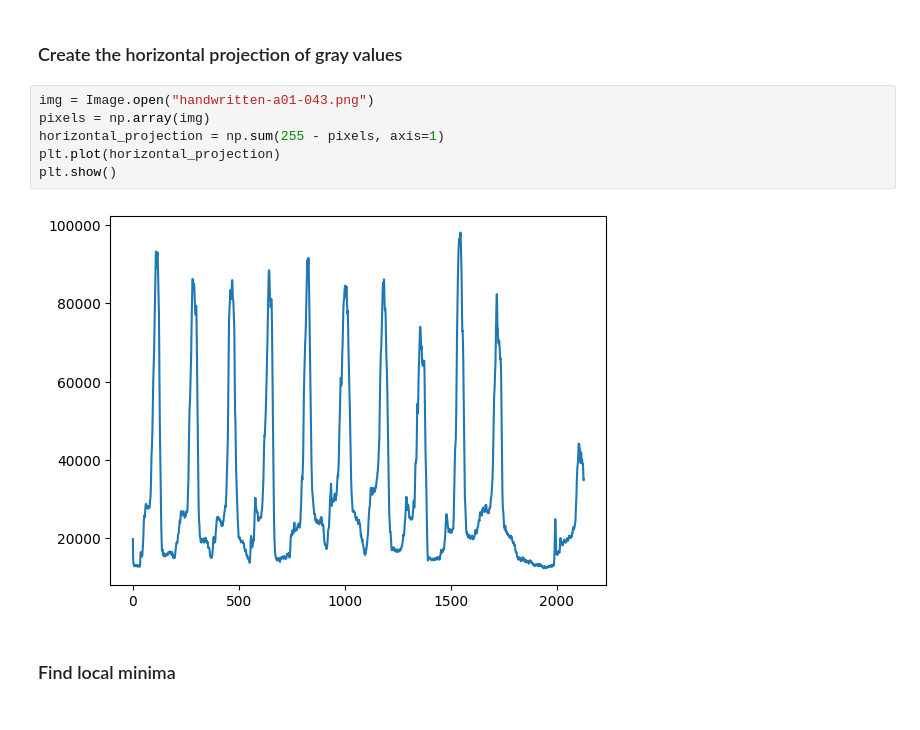
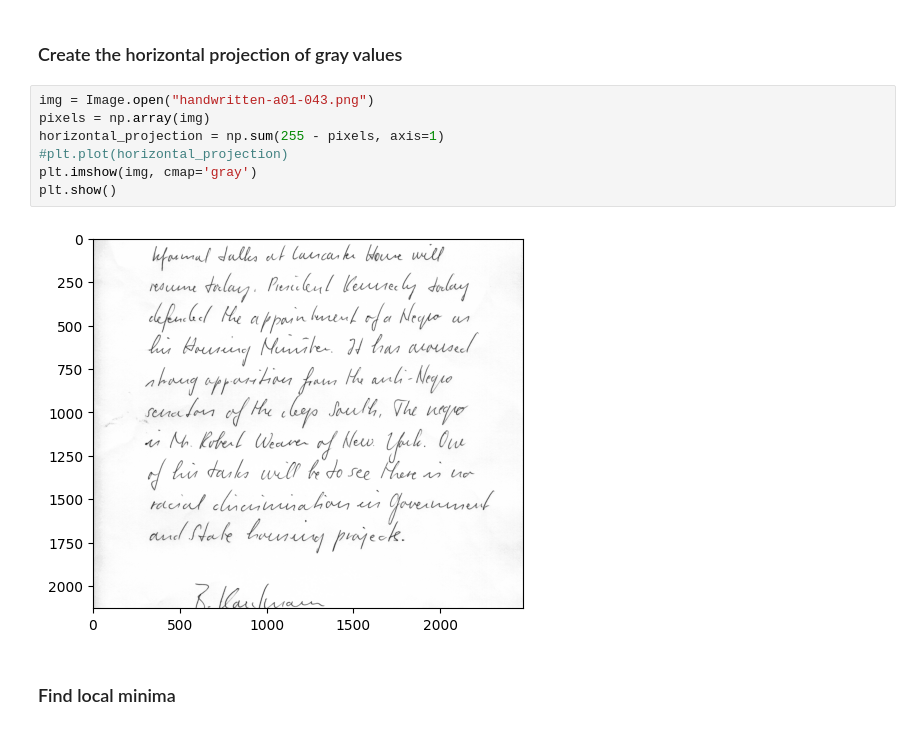
Before and after one commit to Tea-Monster/ModernMachineLearning, a Jupyter notebook: NeuralNetworkWIP/neuralNetwork.ipynb, the cells around one changed output. Saved outputs shown, nothing was run; the diff lists cells and outputs as text.

```diff
--- a/NeuralNetworkWIP/neuralNetwork.ipynb
+++ b/NeuralNetworkWIP/neuralNetwork.ipynb
@@ -45,11 +45,12 @@ handwritten_area.save('handwritten-a01-043.png')
 # %%
 img = Image.open("handwritten-a01-043.png")
 pixels = np.array(img)
 horizontal_projection = np.sum(255 - pixels, axis=1)
-plt.plot(horizontal_projection)
+#plt.plot(horizontal_projection)
+plt.imshow(img, cmap='gray')
 plt.show()
 # %% [output]
-[figure, old version]
+[figure, new version]
 # %% [markdown]
 ### Find local minima
 # %%
```
Also changed, not shown: parts of 2 cells of this notebook, 1 other file.
